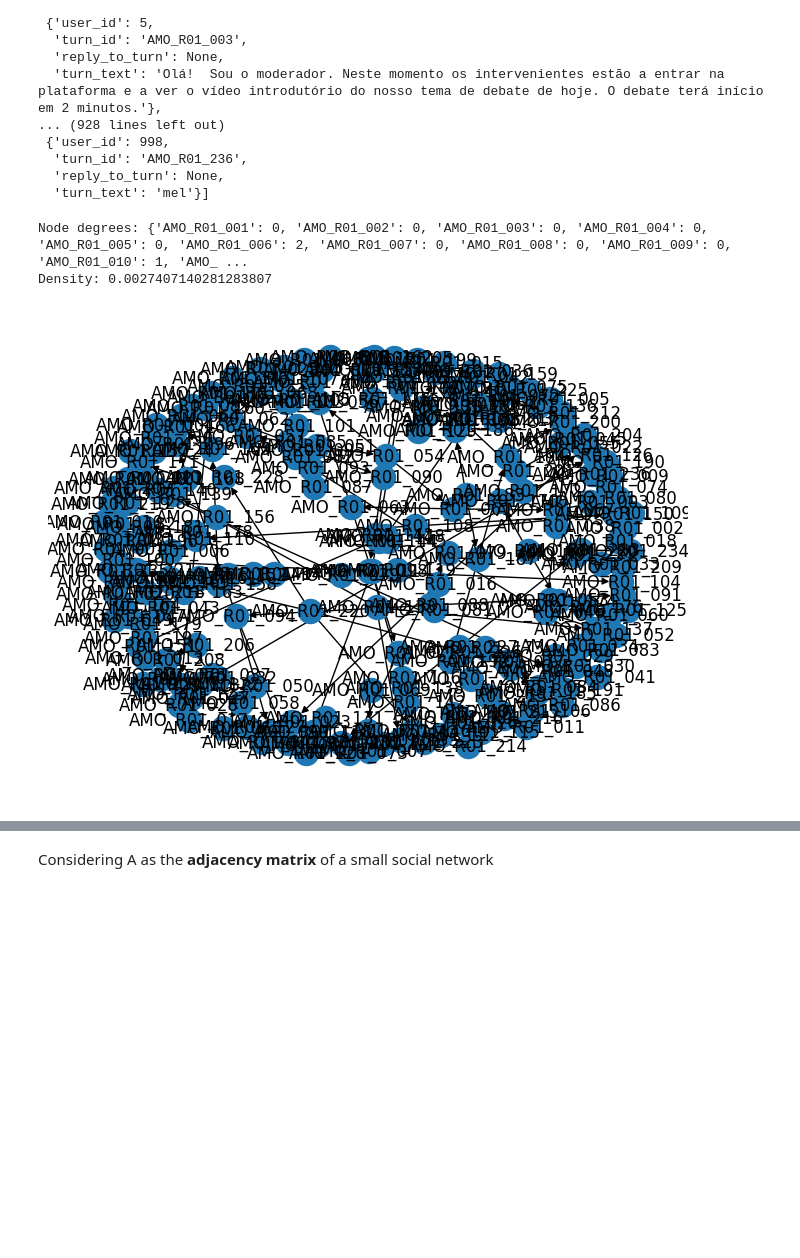
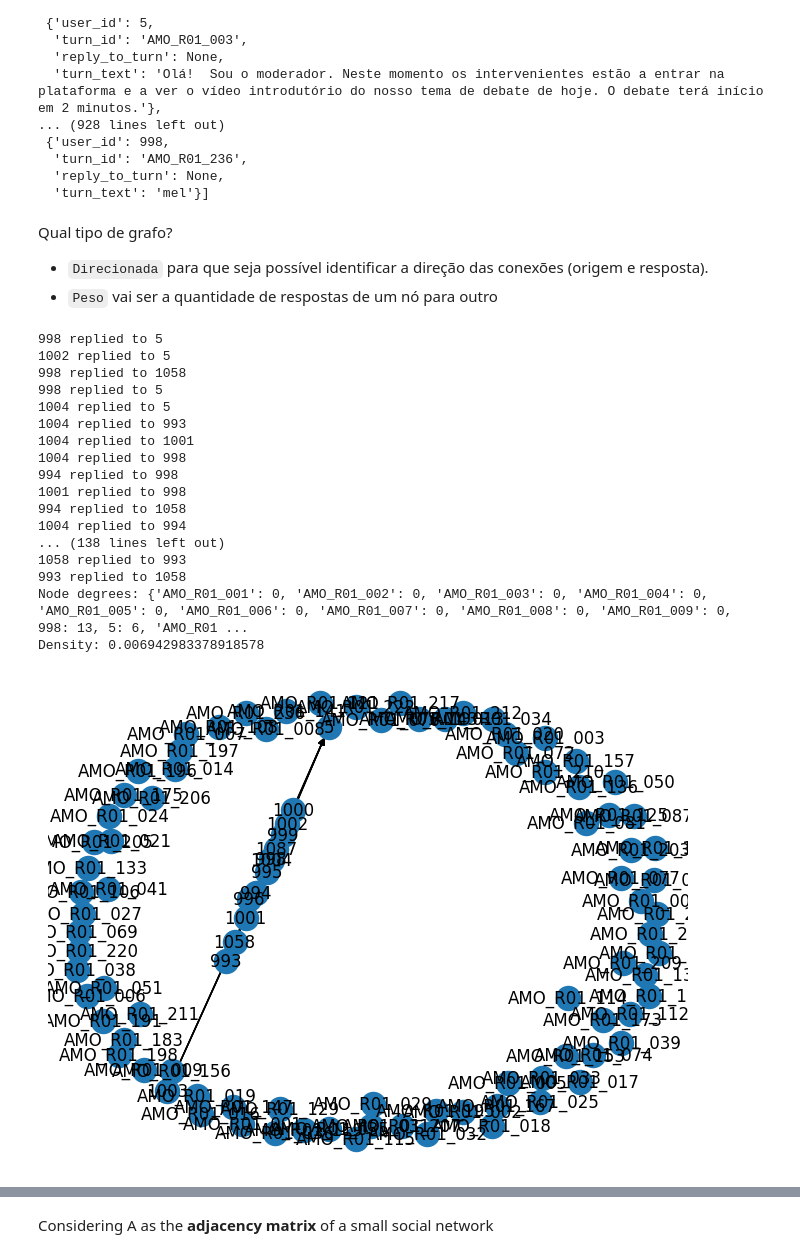
Before and after one commit to tgvp/Social-Networks, a Jupyter notebook: src/networks.ipynb, the cells around one changed output, grey strips where cells are left out. Cells and saved outputs as stored; diff of their text form; code cells hidden in the pictures; blank space fills up the shorter version.

Commit message:
fixing Practice 3 - creating a graph from user_id and reply_user_id

```diff
--- a/src/networks.ipynb
+++ b/src/networks.ipynb
@@ -338,24 +338,56 @@ data
   'turn_id': 'AMO_R01_236',
   'reply_to_turn': None,
   'turn_text': 'mel'}]
+# %% [markdown]
+Qual tipo de grafo?
+- ``Direcionada`` para que seja possível identificar a direção das conexões (origem e resposta).
+- ``Peso`` vai ser a quantidade de respostas de um nó para outro
 # %%
+# user_id: count replies
+"""
+replies = {998: [(997: 3), (995: 5, ...)],
+           995: [(997: 5), (995: 2, ...)],
+           994: [(997: 1), (995: 5, ...)]
+           }
+"""
+
 def interaction_graph(data):
     G = nx.DiGraph()
+    replies = {}
     for turn in data:
         user_id = turn['user_id']
         reply_to_turn = turn['reply_to_turn']
         if reply_to_turn is not None:
-            G.add_edge(reply_to_turn, turn['turn_id'])
+            for turn in data:
+                if reply_to_turn == turn['turn_id']:
+                    reply_user_id = turn['user_id']
+                    G.add_edge(user_id, reply_user_id)
+                    print(f'{user_id} replied to {reply_user_id}')
         else:
             G.add_node(turn['turn_id'])
     return G
 
 G = interaction_graph(data)
 print(f'Node degrees: {node_degrees(G)}')
 print(f'Density: {density(G)}')
 plot_networkx(G)
 plot_adjacency_matrix(G)
 # %% [output]
-Node degrees: {'AMO_R01_001': 0, 'AMO_R01_002': 0, 'AMO_R01_003': 0, 'AMO_R01_004': 0, 'AMO_R01_005': 0, 'AMO_R01_006': 2, 'AMO_R01_007': 0, 'AMO_R01_008': 0, 'AMO_R01_009': 0, 'AMO_R01_010': 1, 'AMO_ ...
-Density: 0.0027407140281283807
+998 replied to 5
+1002 replied to 5
+998 replied to 1058
+998 replied to 5
+1004 replied to 5
+1004 replied to 993
+1004 replied to 1001
+1004 replied to 998
+994 replied to 998
+1001 replied to 998
+994 replied to 1058
+1004 replied to 994
+... (138 lines left out)
+1058 replied to 993
+993 replied to 1058
+Node degrees: {'AMO_R01_001': 0, 'AMO_R01_002': 0, 'AMO_R01_003': 0, 'AMO_R01_004': 0, 'AMO_R01_005': 0, 'AMO_R01_006': 0, 'AMO_R01_007': 0, 'AMO_R01_008': 0, 'AMO_R01_009': 0, 998: 13, 5: 6, 'AMO_R01 ...
+Density: 0.006942983378918578
-[figure, old version]
+[figure, new version]
```
Also changed, not shown: parts of 4 cells of this notebook.
